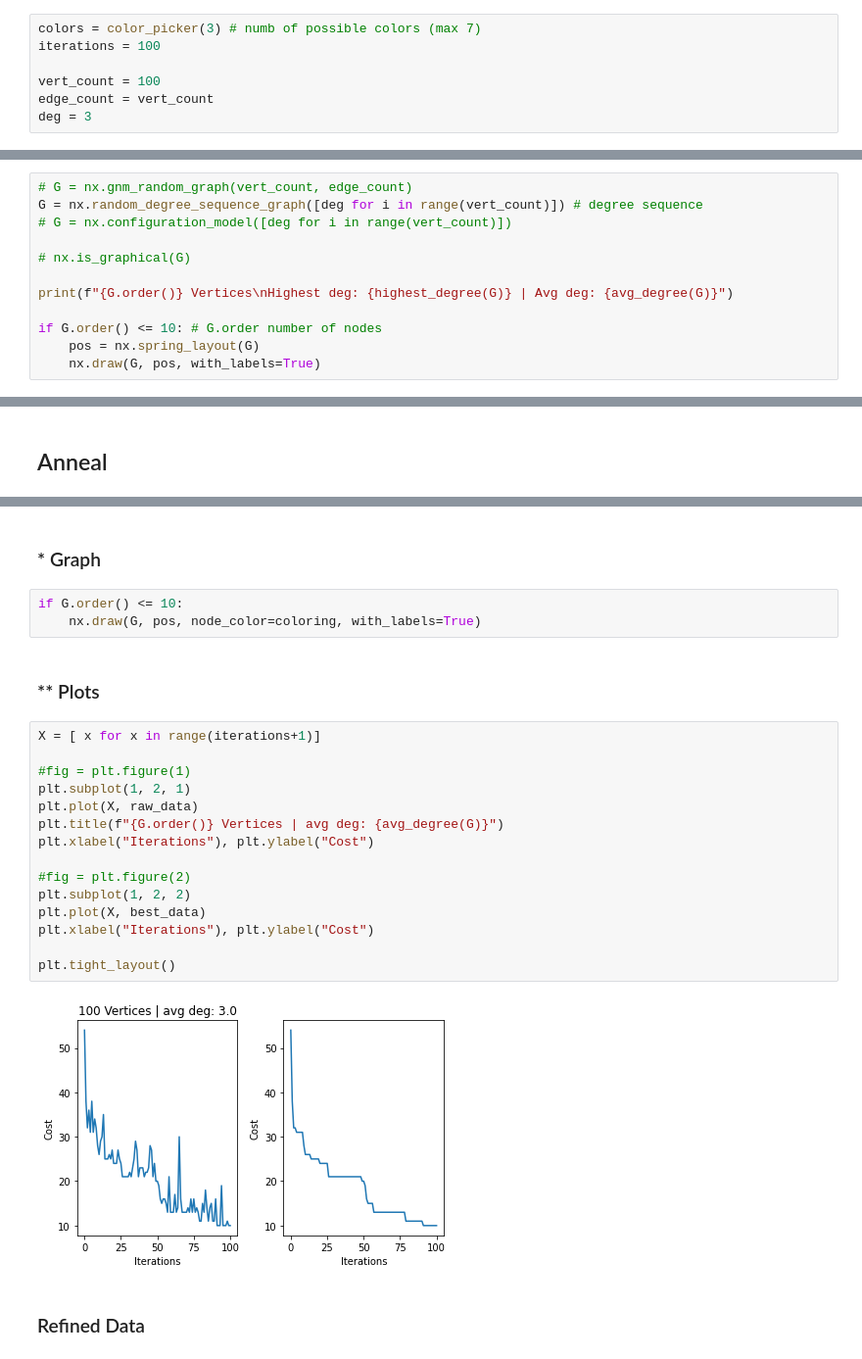
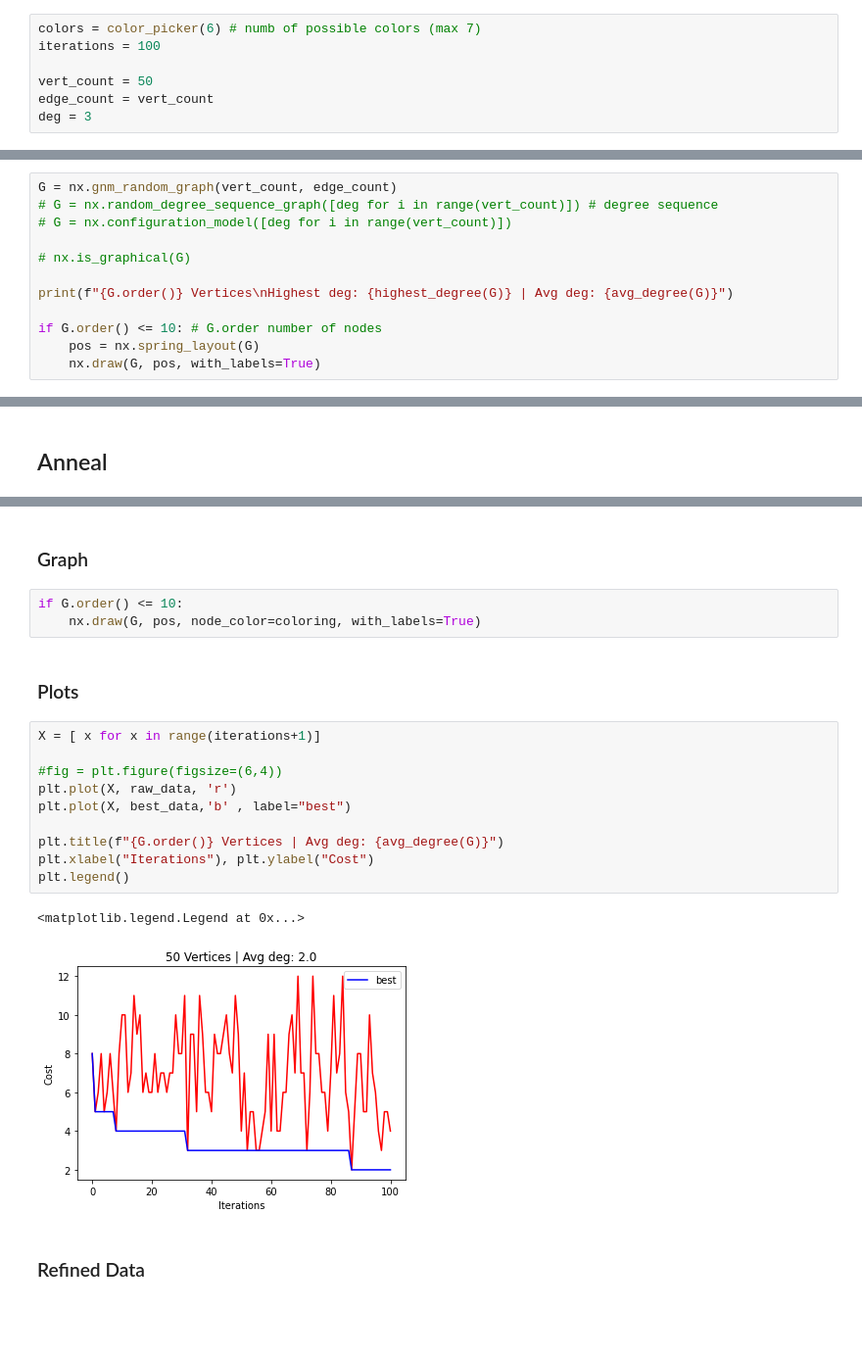
Before and after one commit to chiefdondjeu/REU, a Jupyter notebook: SA_GC.ipynb, the cells around one changed output, grey strips where cells are left out. Shown at 98% size. Drawn from its saved outputs; the diff is of its cells as text; blank space fills up the shorter version.

```diff
--- a/SA_GC.ipynb
+++ b/SA_GC.ipynb
@@ -78,15 +70,15 @@ def anneal(Graph, coloring, colors):
 # %%
-colors = color_picker(3) # numb of possible colors (max 7)
+colors = color_picker(6) # numb of possible colors (max 7)
 iterations = 100
 
-vert_count = 100
+vert_count = 50
 edge_count = vert_count
 deg = 3
 # %% [markdown]
 ## Generate a Random Graph
 # %%
-# G = nx.gnm_random_graph(vert_count, edge_count)
-G = nx.random_degree_sequence_graph([deg for i in range(vert_count)]) # degree sequence
+G = nx.gnm_random_graph(vert_count, edge_count)
+# G = nx.random_degree_sequence_graph([deg for i in range(vert_count)]) # degree sequence
 # G = nx.configuration_model([deg for i in range(vert_count)])
 
 # nx.is_graphical(G)
@@ -123,27 +115,23 @@ min cost 10
 # %% [markdown]
-### * Graph
+### Graph
 # %%
 if G.order() <= 10:
     nx.draw(G, pos, node_color=coloring, with_labels=True)
 # %% [markdown]
-### ** Plots
+### Plots
 # %%
 X = [ x for x in range(iterations+1)]
 
-#fig = plt.figure(1)
-plt.subplot(1, 2, 1)
-plt.plot(X, raw_data)
-plt.title(f"{G.order()} Vertices | avg deg: {avg_degree(G)}")
+#fig = plt.figure(figsize=(6,4))
+plt.plot(X, raw_data, 'r')
+plt.plot(X, best_data,'b' , label="best")
+
+plt.title(f"{G.order()} Vertices | Avg deg: {avg_degree(G)}")
 plt.xlabel("Iterations"), plt.ylabel("Cost")
-
-#fig = plt.figure(2)
-plt.subplot(1, 2, 2)
-plt.plot(X, best_data)
-plt.xlabel("Iterations"), plt.ylabel("Cost")
-
-plt.tight_layout()
+plt.legend()
 # %% [output]
+<matplotlib.legend.Legend at 0x...>
-[figure, old version]
+[figure, new version]
 # %% [markdown]
 ### Refined Data
 # %%
```
Also changed, not shown: parts of 9 cells of this notebook.
